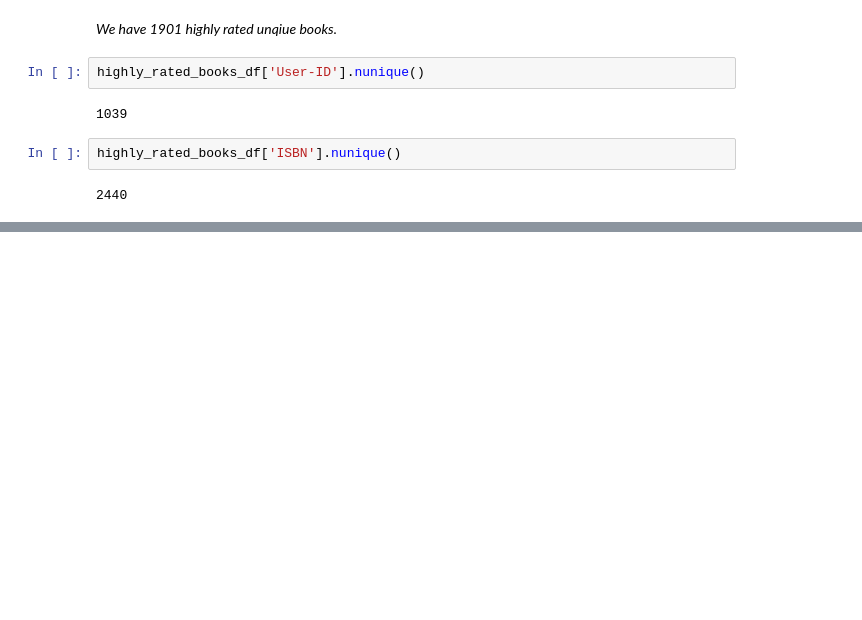
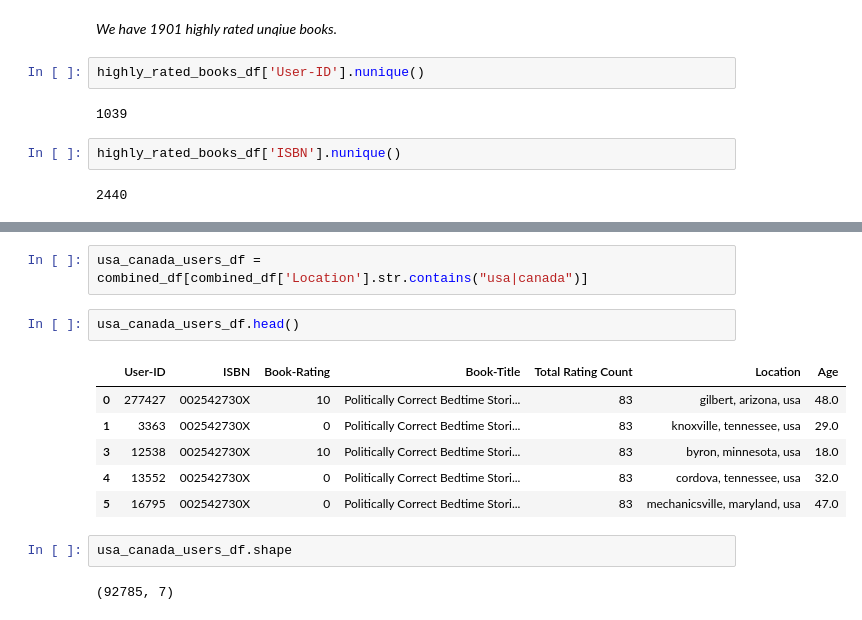
Before and after one commit to DT22179/Book-Recommendation-System, a Jupyter notebook: Book_Recommendation_System.ipynb, the cells around one changed output, grey strips where cells are left out. Drawn from its saved outputs; the diff is of its cells as text; blank space fills up the shorter version.

```diff
--- a/Book_Recommendation_System.ipynb
+++ b/Book_Recommendation_System.ipynb
@@ -766,0 +780,15 @@ It as a lazy learner algorithm because it does not learn from the training set i
+# %%
+usa_canada_users_df = combined_df[combined_df['Location'].str.contains("usa|canada")]
+# %%
+usa_canada_users_df.head()
+# %% [output]
+|  | User-ID | ISBN | Book-Rating | Book-Title | Total Rating Count | Location | Age |
+| 0 | 277427 | 002542730X | 10 | Politically Correct Bedtime Stori... | 83 | gilbert, arizona, usa | 48.0 |
+| 1 | 3363 | 002542730X | 0 | Politically Correct Bedtime Stori... | 83 | knoxville, tennessee, usa | 29.0 |
+| 3 | 12538 | 002542730X | 10 | Politically Correct Bedtime Stori... | 83 | byron, minnesota, usa | 18.0 |
+| 4 | 13552 | 002542730X | 0 | Politically Correct Bedtime Stori... | 83 | cordova, tennessee, usa | 32.0 |
+| 5 | 16795 | 002542730X | 0 | Politically Correct Bedtime Stori... | 83 | mechanicsville, maryland, usa | 47.0 |
+# %%
+usa_canada_users_df.shape
+# %% [output]
+(92785, 7)
```
Also changed, not shown: parts of 24 cells of this notebook.
